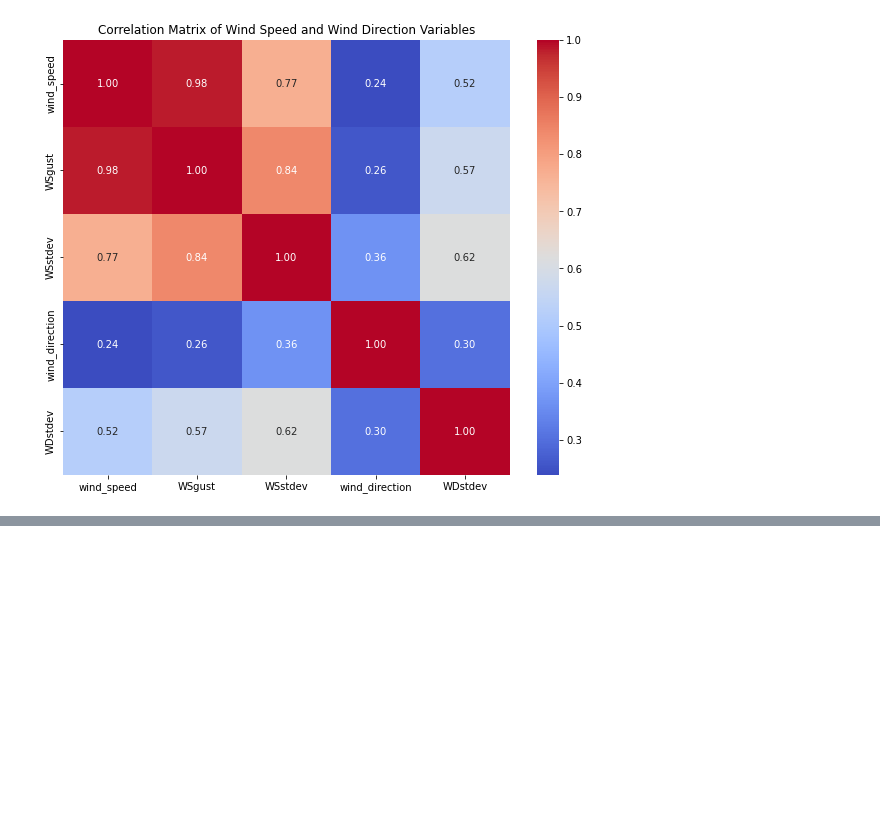
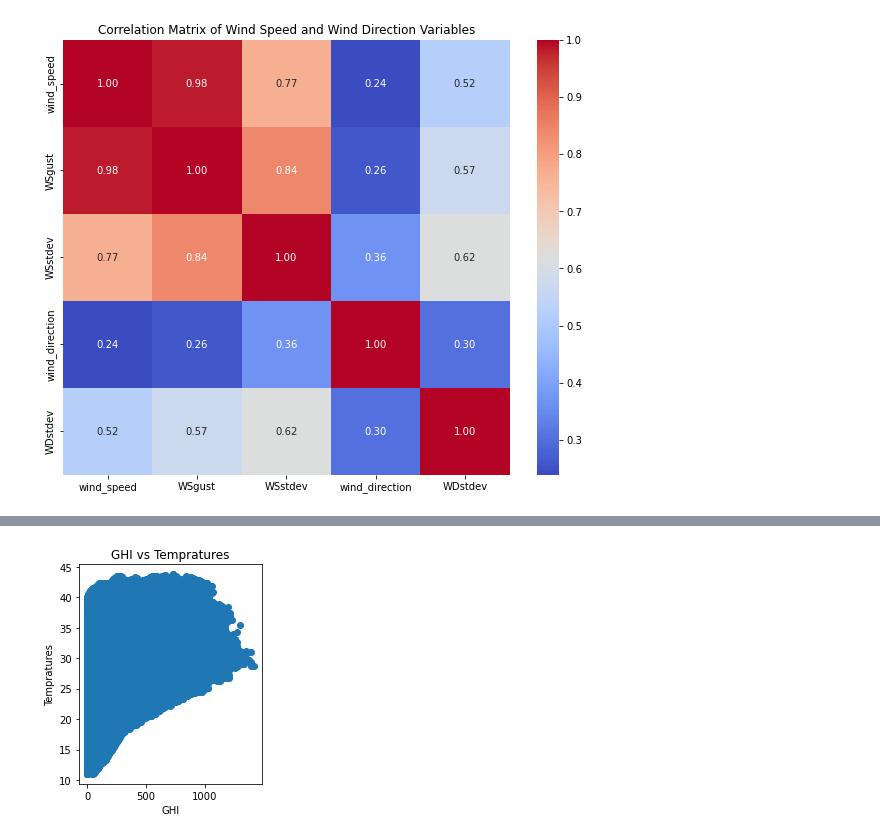
Before and after one commit to barney29/kifiya-ai-program, a Jupyter notebook: week_0/task-01/notebooks/benin-malanville-report.ipynb, the cells around one changed output, grey strips where cells are left out. Saved outputs shown, nothing was run; the diff lists cells and outputs as text; code cells hidden in the pictures; blank space fills up the shorter version.

```diff
--- a/week_0/task-01/notebooks/benin-malanville-report.ipynb
+++ b/week_0/task-01/notebooks/benin-malanville-report.ipynb
@@ -260,0 +316,11 @@ plt.show()
+# %%
+#scatter plot
+plt.subplot(1, 2, 1)
+plt.scatter(benin_df['global_horizontal_irradiance'], benin_df['ambient_temperature'])
+plt.title('GHI vs Tempratures')
+plt.xlabel('GHI')
+plt.ylabel('Tempratures')
+plt.tight_layout()
+plt.show()
+# %% [output]
+[figure, added]
```
Also changed, not shown: parts of 7 cells of this notebook.
